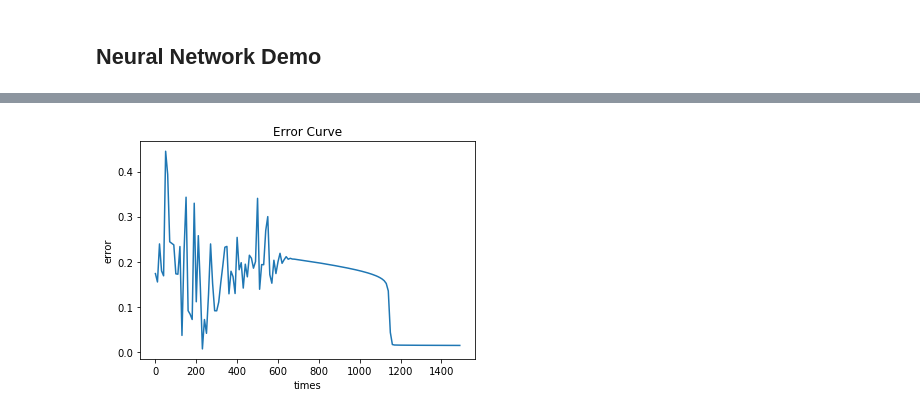
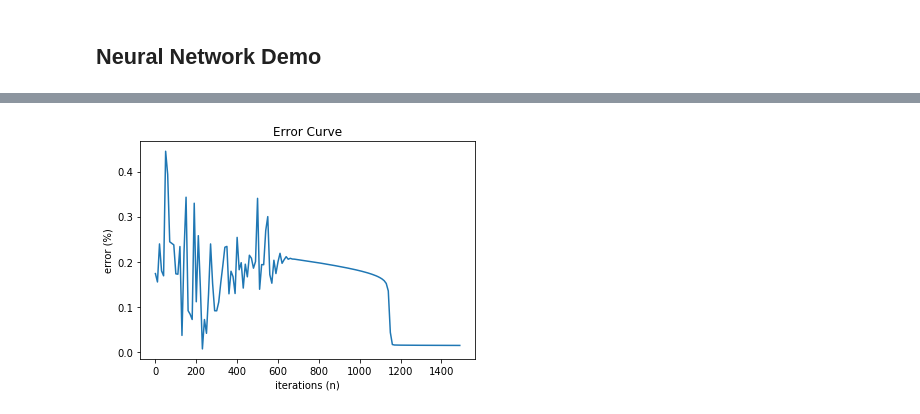
Before and after one commit to ramseydsilva/ml-presentation, a Jupyter notebook: How to Spot a Bear.ipynb, the cells around one changed output, grey strips where cells are left out. Saved outputs shown, nothing was run; the diff lists cells and outputs as text; code cells hidden in the pictures.

```diff
--- a/How to Spot a Bear.ipynb
+++ b/How to Spot a Bear.ipynb
@@ -246,14 +265,12 @@ Training input:
 [ 0.96316854]
 [ 0.03280165]
 # %%
-plt.close()
-
 ax = plt.subplot()
-ax.plot(list(range(ITERATION_COUNT))[::10], errors[::10])
-plt.xlabel('iterations ')
+ax.plot(range(ITERATION_COUNT)[::10], errors[::10])
+plt.xlabel('iterations (n)')
 plt.ylabel('error (%)')
 plt.title('Error Curve')
 
 plt.show()
 # %% [output]
-[figure, old version]
+[figure, new version]
```
Also changed, not shown: parts of 11 cells of this notebook, 2 other files.
